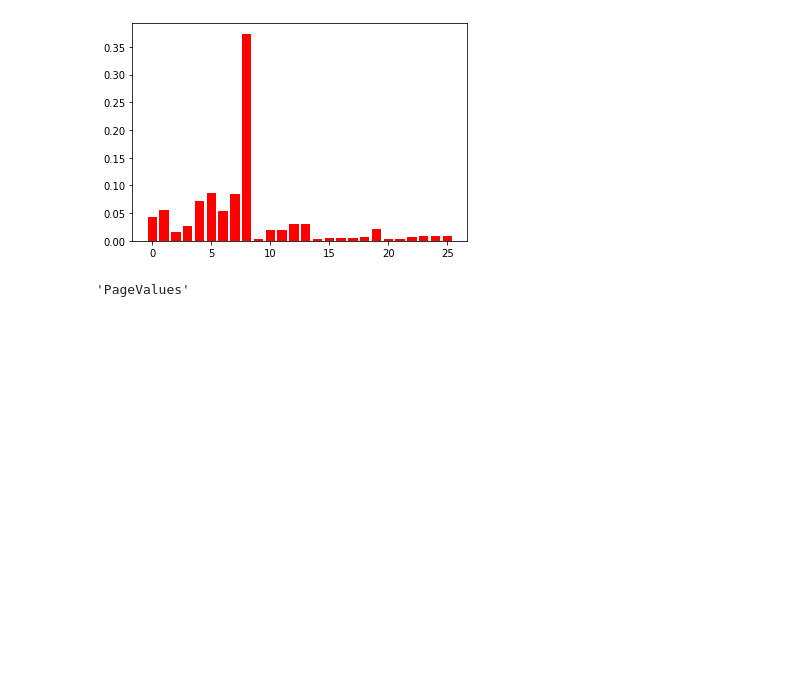
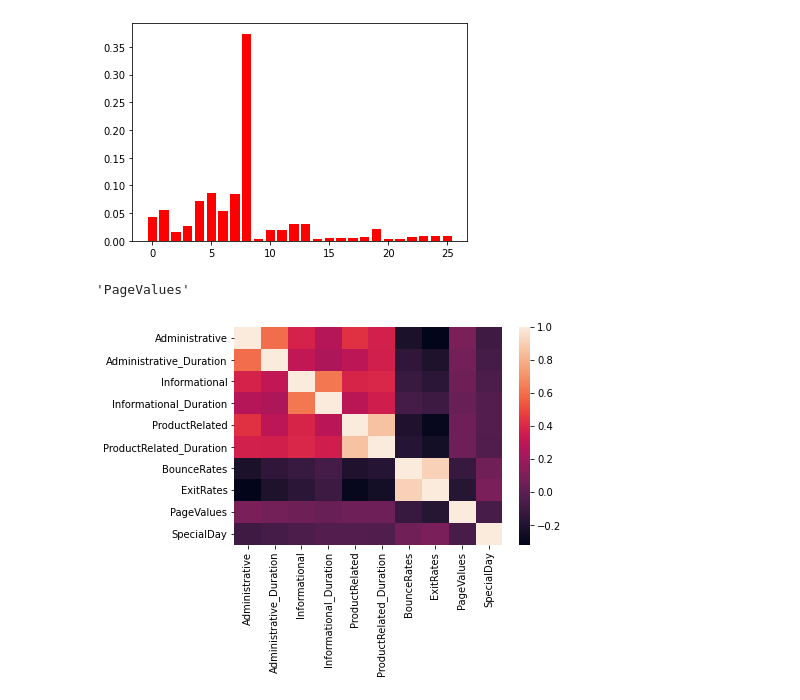
Before and after one commit to xli2257/Aicadium, a Jupyter notebook: aicadium_takehome.ipynb, the cells around one changed output. Cells and saved outputs as stored; diff of their text form; code cells hidden in the pictures; blank space fills up the shorter version.

```diff
--- a/aicadium_takehome.ipynb
+++ b/aicadium_takehome.ipynb
@@ -307,3 +307,9 @@ plt.bar(range(len(importances)), importances, color="r", align = "center")
 rf_col[8]
 # %% [output]
 'PageValues'
+# %%
+# By observing the colinearity heat map, we found that Administrative and Administrative are highly correlated. Informational and Informational duration are correlated. Product related and product related duration are correlated. Bounce rate and exit rates are correlated.
+# So we would keep only one feature for each pair.
+sns.heatmap(X_train_s.corr());
+# %% [output]
+[figure, added]
```
Also changed, not shown: parts of 7 cells of this notebook.
